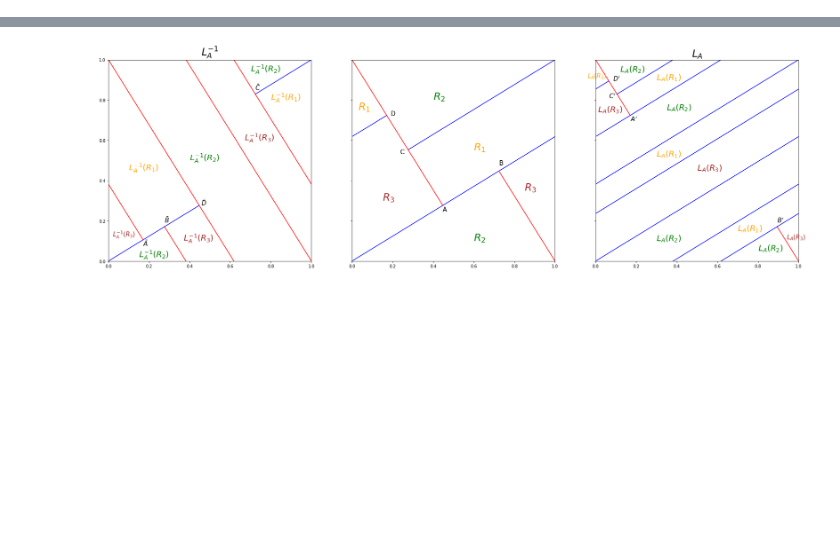
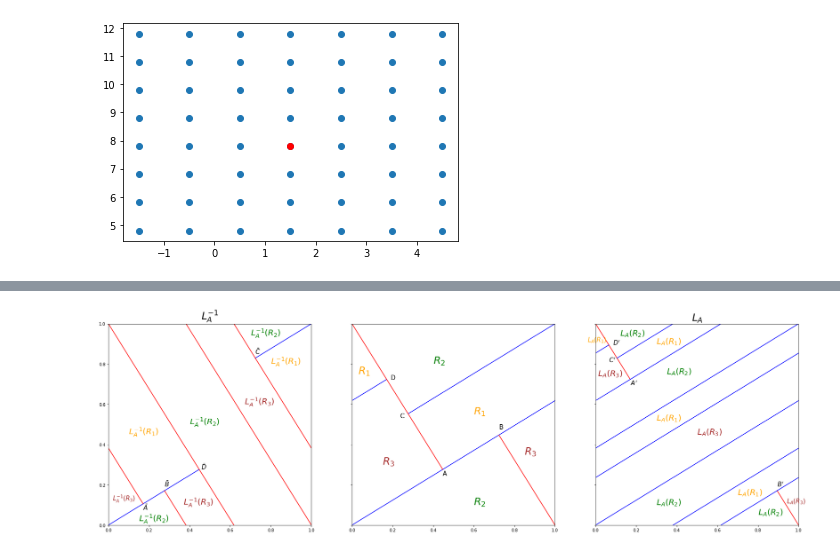
Before and after one commit to vanneva/Mathematical_Software__Arnolds_Cat, a Jupyter notebook: Arnoldova_macka.ipynb, the cells around one changed output, grey strips where cells are left out. Drawn from its saved outputs; the diff is of its cells as text; code cells hidden in the pictures; blank space fills up the shorter version.

```diff
--- a/Arnoldova_macka.ipynb
+++ b/Arnoldova_macka.ipynb
@@ -0,0 +13,15 @@
+# %%
+import matplotlib.pyplot as plt
+import numpy as np
+from itertools import product
+
+def prikazi_klasu(x,y):
+    points=list(product(np.arange(x-3, x+4), (np.arange(y-3, y+4))))
+    x_list, y_list=zip(*points)
+    plt.scatter(x_list, y_list)
+    plt.plot(x,y, color="red", marker="o")
+
+#npr. za (x,y)=(1.5, 7.8)
+prikazi_klasu(1.5, 7.8)
+# %% [output]
+[figure, added]
```
Also changed, not shown: parts of 11 cells of this notebook.
